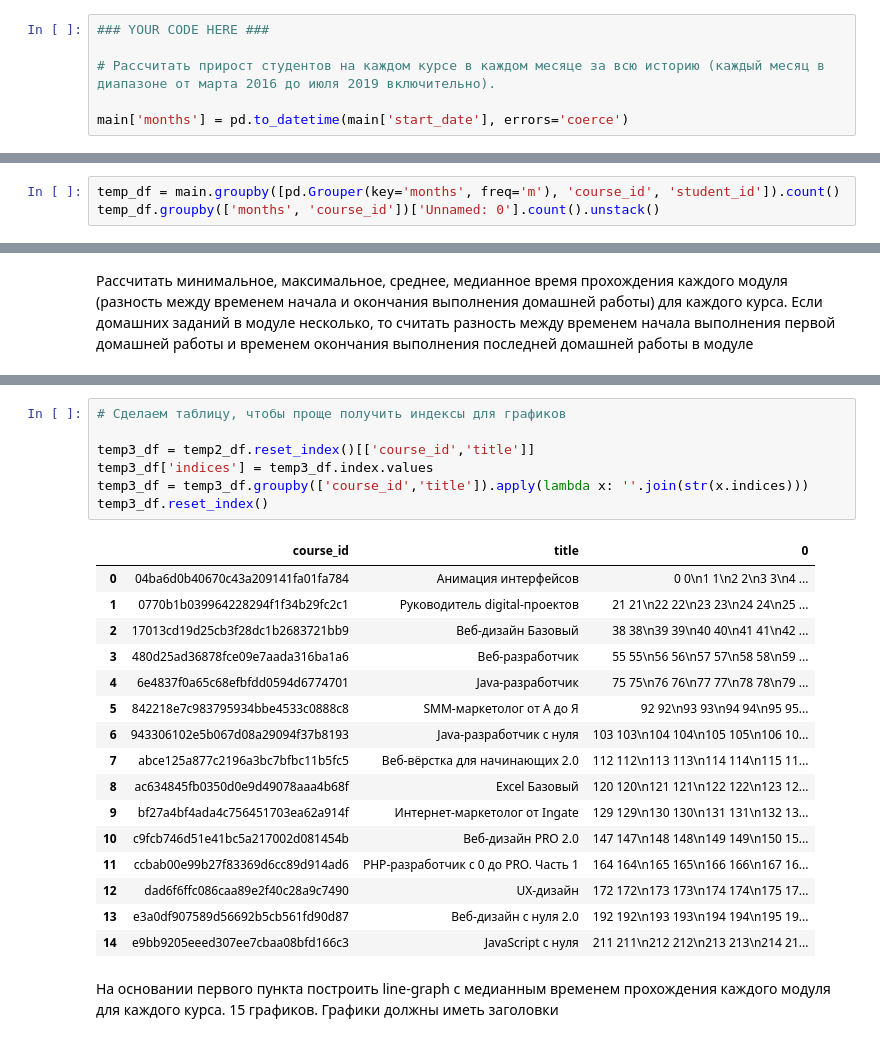
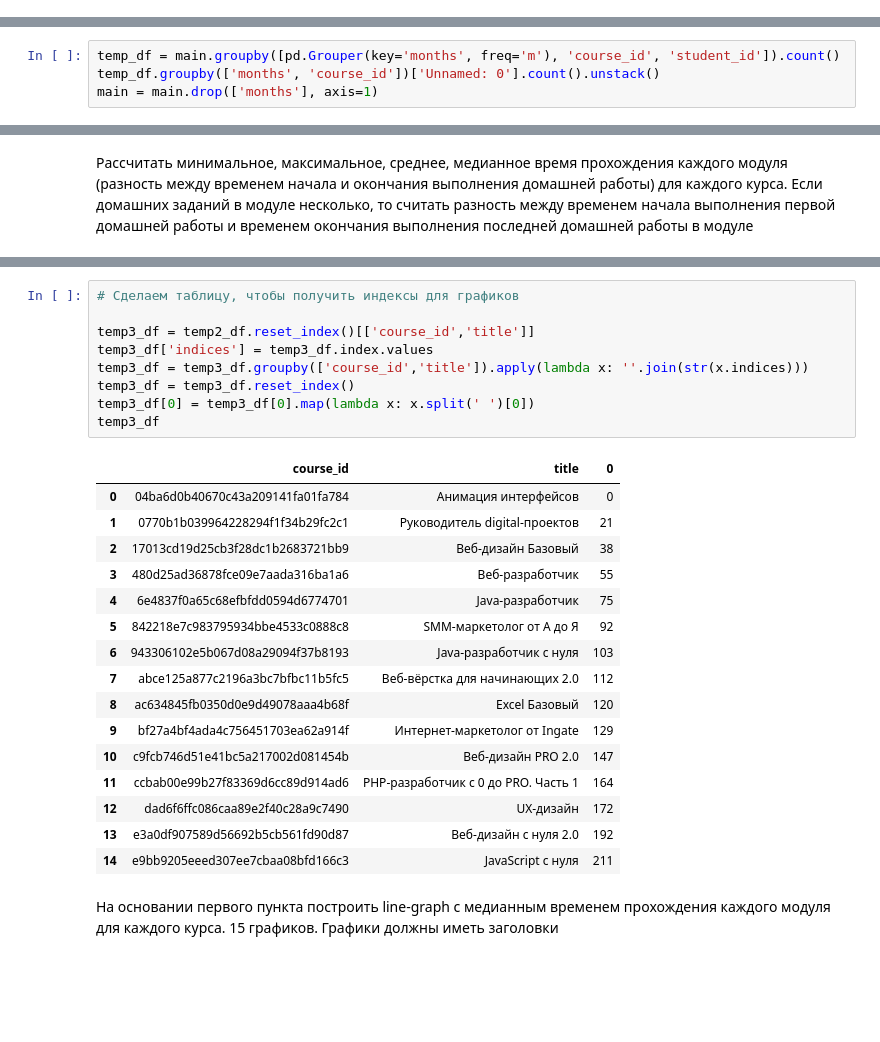
Before and after one commit to Andruxa2102/Study, a Jupyter notebook: Coursework_analytics_1.ipynb, the cells around one changed output, grey strips where cells are left out. Drawn from its saved outputs; the diff is of its cells as text; blank space fills up the shorter version.

```diff
--- a/Coursework_analytics_1.ipynb
+++ b/Coursework_analytics_1.ipynb
@@ -386,9 +403,3 @@ temp_df[(temp_df.age > 10) & (temp_df.age < 100)].groupby(['course_id','title'])
 5. **(m)** Построить line-graph по четвертому пункту. 15 графиков. Графики должны иметь заголовки, оси должны быть подписаны. Ticks нужно развернуть так, чтобы они были читаемы
 6. **(m)** Построить один line-graph для всех курсов по четвертому пункту. 15 линий на графике. Ticks нужно развернуть так, чтобы они были читаемы. График должен иметь заголовок. Ось, отражающая количество прогрессов, должна быть подписана. Линия для каждого курса должна иметь свой цвет (нужна легенда). Рамок у графика быть не должно ⭐
 7. На основании рассчитанных значений сделайте аналитический вывод (должен быть полным и покрывать все полученные выше метрики)
-# %%
-### YOUR CODE HERE ###
-
-# Рассчитать прирост студентов на каждом курсе в каждом месяце за всю историю (каждый месяц в диапазоне от марта 2016 до июля 2019 включительно).
-
-main['months'] = pd.to_datetime(main['start_date'], errors='coerce')
@@ -420,3 +428,4 @@ Name: start_date, Length: 350677, dtype: object
 # %%
 temp_df = main.groupby([pd.Grouper(key='months', freq='m'), 'course_id', 'student_id']).count()
 temp_df.groupby(['months', 'course_id'])['Unnamed: 0'].count().unstack()
+main = main.drop(['months'], axis=1)
@@ -879,27 +840,29 @@ temp2_df
 # %%
-# Сделаем таблицу, чтобы проще получить индексы для графиков
+# Сделаем таблицу, чтобы получить индексы для графиков
 
 temp3_df = temp2_df.reset_index()[['course_id','title']]
 temp3_df['indices'] = temp3_df.index.values
 temp3_df = temp3_df.groupby(['course_id','title']).apply(lambda x: ''.join(str(x.indices)))
-temp3_df.reset_index()
+temp3_df = temp3_df.reset_index()
+temp3_df[0] = temp3_df[0].map(lambda x: x.split(' ')[0])
+temp3_df
 # %% [output]
 |  | course_id | title | 0 |
-| 0 | 04ba6d0b40670c43a209141fa01fa784 | Анимация интерфейсов | 0 0\n1 1\n2 2\n3 3\n4 ... |
-| 1 | 0770b1b039964228294f1f34b29fc2c1 | Руководитель digital-проектов | 21 21\n22 22\n23 23\n24 24\n25 ... |
-| 2 | 17013cd19d25cb3f28dc1b2683721bb9 | Веб-дизайн Базовый | 38 38\n39 39\n40 40\n41 41\n42 ... |
-| 3 | 480d25ad36878fce09e7aada316ba1a6 | Веб-разработчик | 55 55\n56 56\n57 57\n58 58\n59 ... |
-| 4 | 6e4837f0a65c68efbfdd0594d6774701 | Java-разработчик | 75 75\n76 76\n77 77\n78 78\n79 ... |
-| 5 | 842218e7c983795934bbe4533c0888c8 | SMM-маркетолог от А до Я | 92 92\n93 93\n94 94\n95 95... |
-| 6 | 943306102e5b067d08a29094f37b8193 | Java-разработчик c нуля | 103 103\n104 104\n105 105\n106 10... |
-| 7 | abce125a877c2196a3bc7bfbc11b5fc5 | Веб-вёрстка для начинающих 2.0 | 112 112\n113 113\n114 114\n115 11... |
-| 8 | ac634845fb0350d0e9d49078aaa4b68f | Excel Базовый | 120 120\n121 121\n122 122\n123 12... |
-| 9 | bf27a4bf4ada4c756451703ea62a914f | Интернет-маркетолог от Ingate | 129 129\n130 130\n131 131\n132 13... |
-| 10 | c9fcb746d51e41bc5a217002d081454b | Веб-дизайн PRO 2.0 | 147 147\n148 148\n149 149\n150 15... |
-| 11 | ccbab00e99b27f83369d6cc89d914ad6 | PHP-разработчик с 0 до PRO. Часть 1 | 164 164\n165 165\n166 166\n167 16... |
-| 12 | dad6f6ffc086caa89e2f40c28a9c7490 | UX-дизайн | 172 172\n173 173\n174 174\n175 17... |
-| 13 | e3a0df907589d56692b5cb561fd90d87 | Веб-дизайн с нуля 2.0 | 192 192\n193 193\n194 194\n195 19... |
-| 14 | e9bb9205eeed307ee7cbaa08bfd166c3 | JavaScript с нуля | 211 211\n212 212\n213 213\n214 21... |
+| 0 | 04ba6d0b40670c43a209141fa01fa784 | Анимация интерфейсов | 0 |
+| 1 | 0770b1b039964228294f1f34b29fc2c1 | Руководитель digital-проектов | 21 |
+| 2 | 17013cd19d25cb3f28dc1b2683721bb9 | Веб-дизайн Базовый | 38 |
+| 3 | 480d25ad36878fce09e7aada316ba1a6 | Веб-разработчик | 55 |
+| 4 | 6e4837f0a65c68efbfdd0594d6774701 | Java-разработчик | 75 |
+| 5 | 842218e7c983795934bbe4533c0888c8 | SMM-маркетолог от А до Я | 92 |
+| 6 | 943306102e5b067d08a29094f37b8193 | Java-разработчик c нуля | 103 |
+| 7 | abce125a877c2196a3bc7bfbc11b5fc5 | Веб-вёрстка для начинающих 2.0 | 112 |
+| 8 | ac634845fb0350d0e9d49078aaa4b68f | Excel Базовый | 120 |
+| 9 | bf27a4bf4ada4c756451703ea62a914f | Интернет-маркетолог от Ingate | 129 |
+| 10 | c9fcb746d51e41bc5a217002d081454b | Веб-дизайн PRO 2.0 | 147 |
+| 11 | ccbab00e99b27f83369d6cc89d914ad6 | PHP-разработчик с 0 до PRO. Часть 1 | 164 |
+| 12 | dad6f6ffc086caa89e2f40c28a9c7490 | UX-дизайн | 172 |
+| 13 | e3a0df907589d56692b5cb561fd90d87 | Веб-дизайн с нуля 2.0 | 192 |
+| 14 | e9bb9205eeed307ee7cbaa08bfd166c3 | JavaScript с нуля | 211 |
 # %% [markdown]
 На основании первого пункта построить line-graph с медианным временем прохождения каждого модуля для каждого курса. 15 графиков. Графики должны иметь заголовки
 # %%
```
Also changed, not shown: parts of 78 cells of this notebook.
